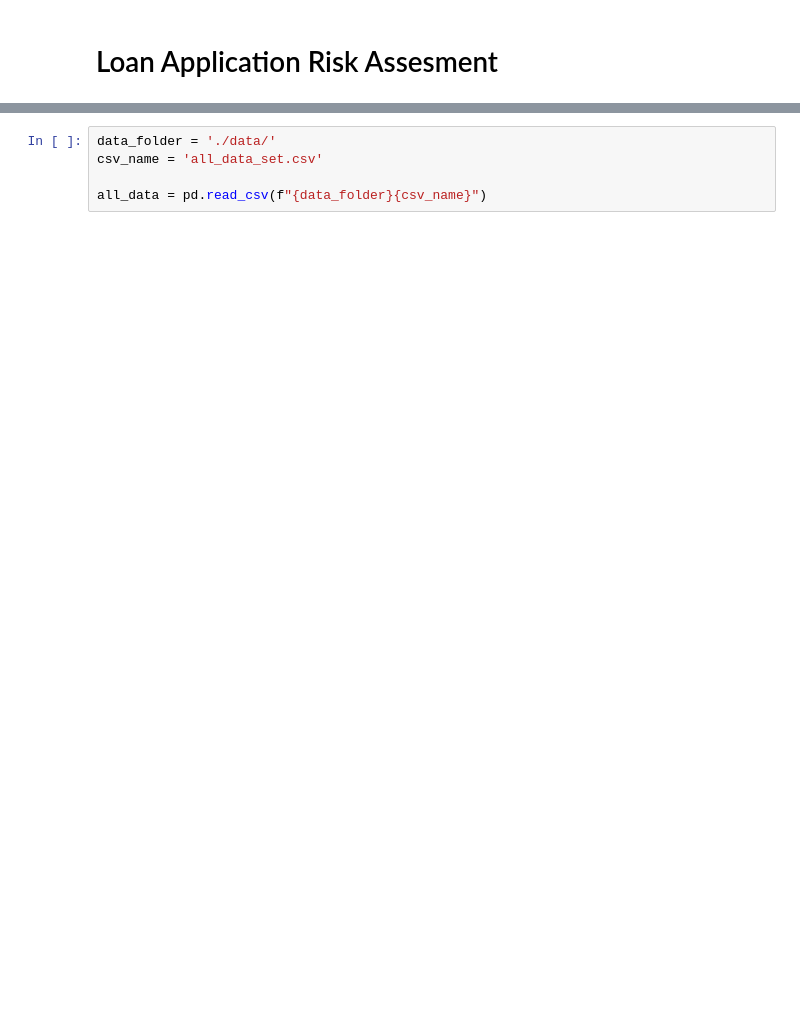
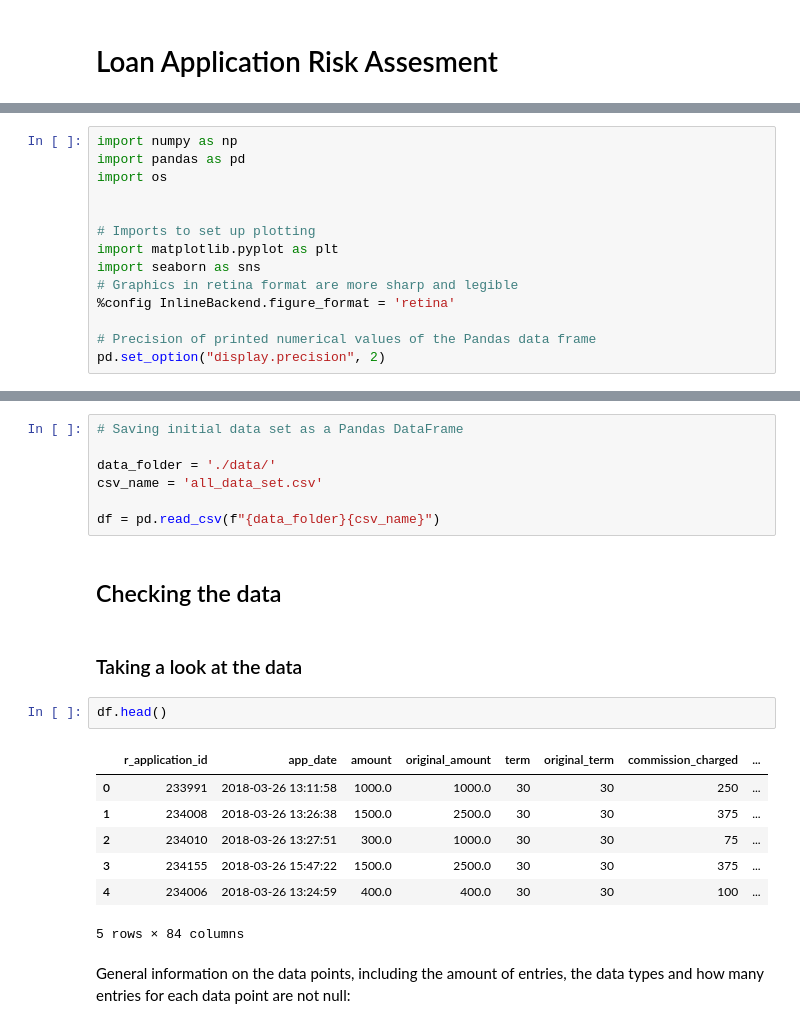
Before and after one commit to ArtisVansovics/loan_data_analysis, a Jupyter notebook: loan_data_analysis.ipynb, the cells around one changed output, grey strips where cells are left out. Saved outputs shown, nothing was run; the diff lists cells and outputs as text; blank space fills up the shorter version.

```diff
--- a/loan_data_analysis.ipynb
+++ b/loan_data_analysis.ipynb
@@ -9 +12,15 @@ import os
+# %%
+import numpy as np
+import pandas as pd
+import os
+
+
+# Imports to set up plotting
+import matplotlib.pyplot as plt
+import seaborn as sns
+# Graphics in retina format are more sharp and legible
+%config InlineBackend.figure_format = 'retina'
+
+# Precision of printed numerical values of the Pandas data frame
+pd.set_option("display.precision", 2)
 # %%
@@ -19,7 +38,25 @@ for fn in uploaded.keys():
 Saving all_data_set.csv to all_data_set.csv
 User uploaded file "all_data_set.csv" with length 4850772 bytes
 # %%
+# Saving initial data set as a Pandas DataFrame
+
 data_folder = './data/'
 csv_name = 'all_data_set.csv'
 
-all_data = pd.read_csv(f"{data_folder}{csv_name}")
+df = pd.read_csv(f"{data_folder}{csv_name}")
+# %% [markdown]
+## Checking the data
+# %% [markdown]
+### Taking a look at the data
+# %%
+df.head()
+# %% [output]
+|  | r_application_id | app_date | amount | original_amount | term | original_term | commission_charged | ... |
+| 0 | 233991 | 2018-03-26 13:11:58 | 1000.0 | 1000.0 | 30 | 30 | 250 | ... |
+| 1 | 234008 | 2018-03-26 13:26:38 | 1500.0 | 2500.0 | 30 | 30 | 375 | ... |
+| 2 | 234010 | 2018-03-26 13:27:51 | 300.0 | 1000.0 | 30 | 30 | 75 | ... |
+| 3 | 234155 | 2018-03-26 15:47:22 | 1500.0 | 2500.0 | 30 | 30 | 375 | ... |
+| 4 | 234006 | 2018-03-26 13:24:59 | 400.0 | 400.0 | 30 | 30 | 100 | ... |
+5 rows × 84 columns
+# %% [markdown]
+General information on the data points, including the amount of entries, the data types and how many entries for each data point are not null:
```
Also changed, not shown: parts of 10 cells of this notebook.
